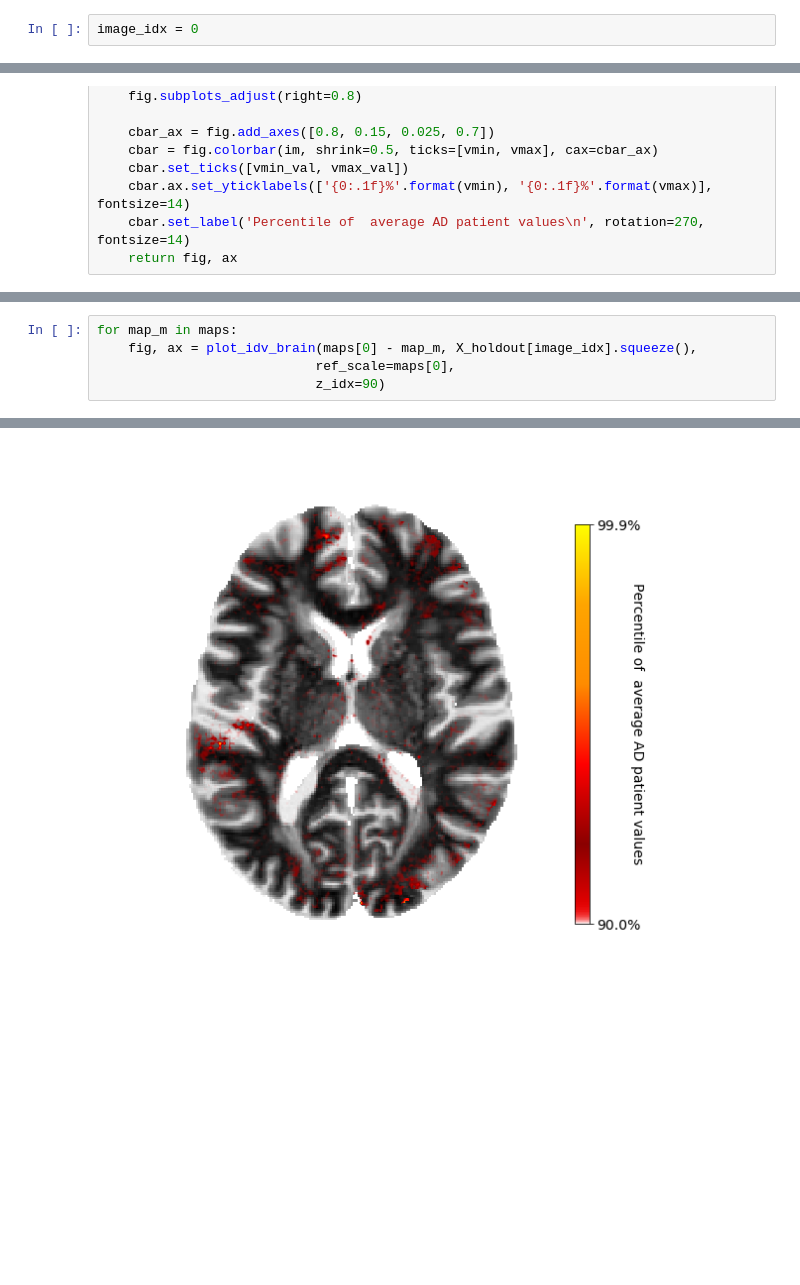
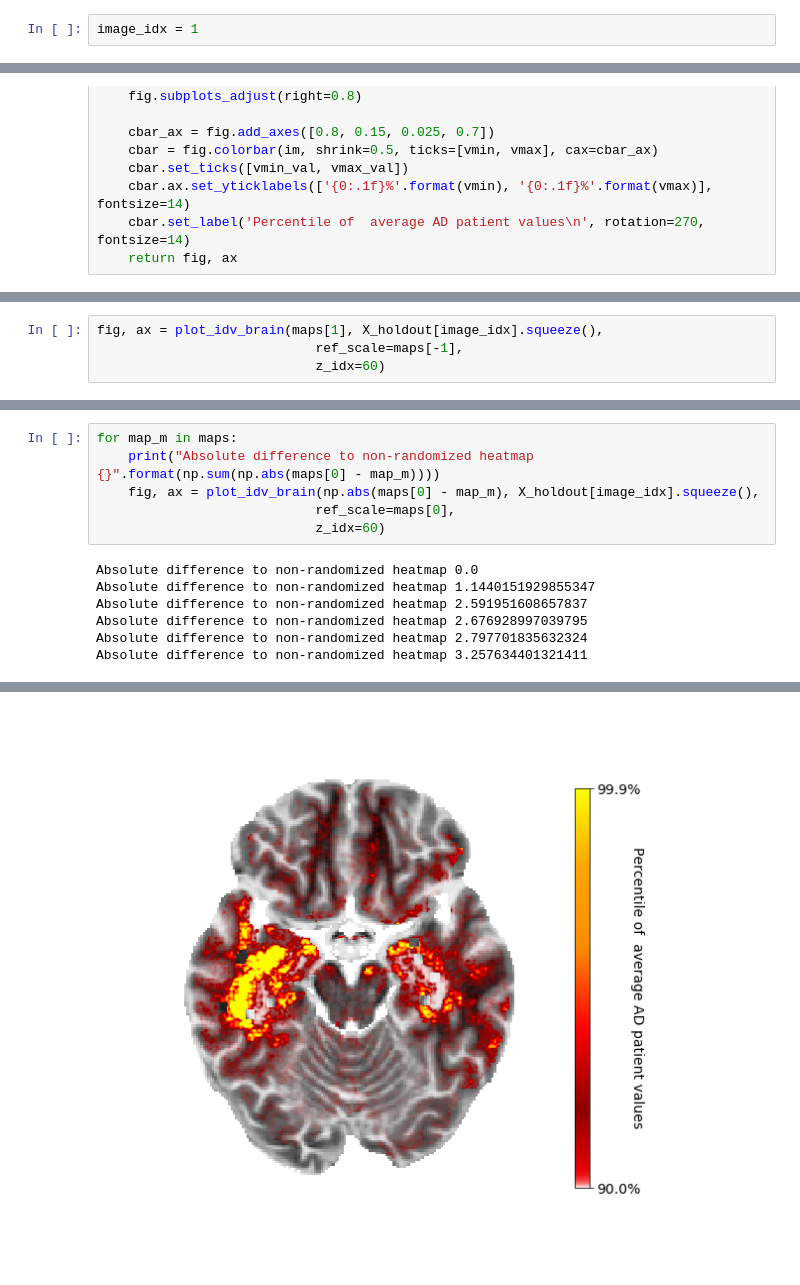
Before and after one commit to derEitel/Pytorch-LRP, a Jupyter notebook: Evaluate GB and LRP-Layer randomization-Beta 1.ipynb, the cells around one changed output, grey strips where cells are left out. Drawn from its saved outputs; the diff is of its cells as text; blank space fills up the shorter version.

```diff
--- a/Evaluate GB and LRP-Layer randomization-Beta 1.ipynb
+++ b/Evaluate GB and LRP-Layer randomization-Beta 1.ipynb
@@ -187,7 +187,7 @@ def run_LRP(net, image_tensor):
 # %% [markdown]
 #####  Run evaluation
 # %%
-image_idx = 0
+image_idx = 1
 # %%
 maps = []
 ad_score_list = []
@@ -265,0 +266,4 @@ fig, ax = plot_idv_brain(maps[0], X_holdout[image_idx].squeeze(),
+# %%
+fig, ax = plot_idv_brain(maps[1], X_holdout[image_idx].squeeze(),
+                            ref_scale=maps[-1],
+                            z_idx=60)
@@ -266,6 +272,13 @@ fig, ax = plot_idv_brain(maps[0], X_holdout[image_idx].squeeze(),
 # %%
 for map_m in maps:
-    fig, ax = plot_idv_brain(maps[0] - map_m, X_holdout[image_idx].squeeze(),
+    print("Absolute difference to non-randomized heatmap {}".format(np.sum(np.abs(maps[0] - map_m))))
+    fig, ax = plot_idv_brain(np.abs(maps[0] - map_m), X_holdout[image_idx].squeeze(),
                             ref_scale=maps[0],
-                            z_idx=90)
+                            z_idx=60)
 # %% [output]
+Absolute difference to non-randomized heatmap 0.0
+Absolute difference to non-randomized heatmap 1.1440151929855347
+Absolute difference to non-randomized heatmap 2.591951608657837
+Absolute difference to non-randomized heatmap 2.676928997039795
+Absolute difference to non-randomized heatmap 2.797701835632324
+Absolute difference to non-randomized heatmap 3.257634401321411
@@ -277 +290 @@ for map_m in maps:
-[figure, old version]
+[figure, new version]
```
Also changed, not shown: parts of 5 cells of this notebook, 4 other files.
